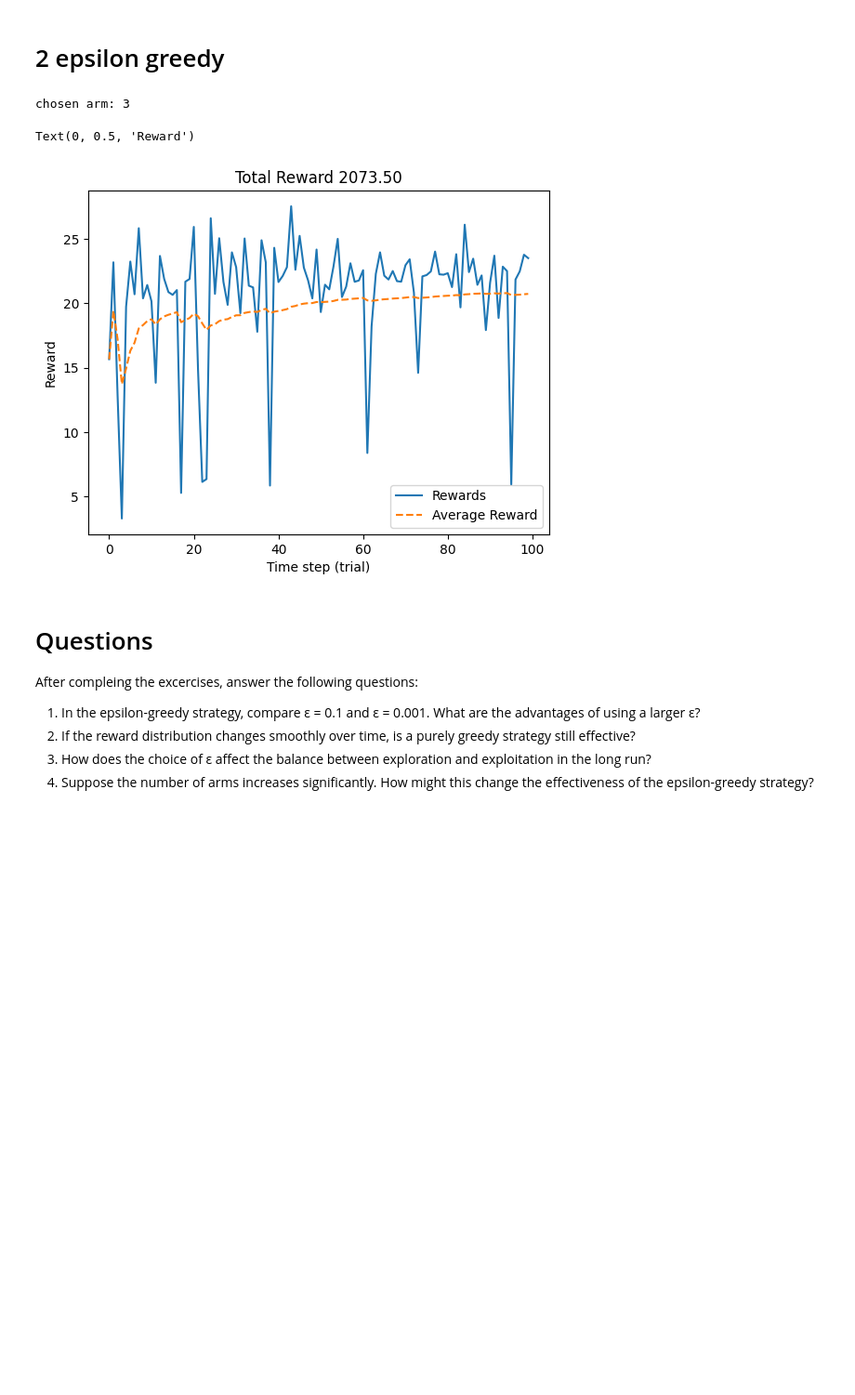
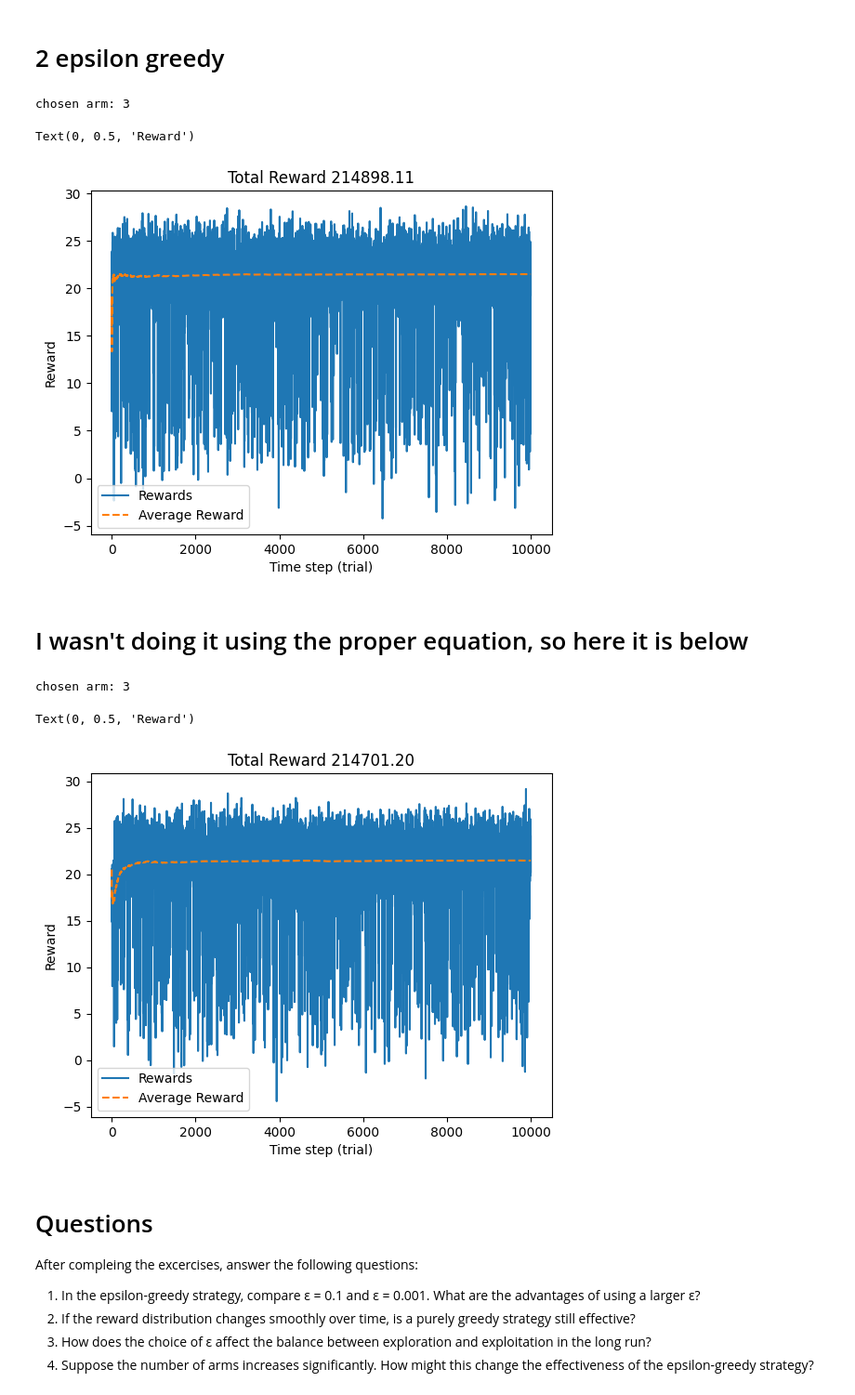
Before and after one commit to vincentzouras/cse337, a Jupyter notebook: lab1-bandit.ipynb, the cells around one changed output. Shown at 93% size. Saved outputs shown, nothing was run; the diff lists cells and outputs as text; code cells hidden in the pictures; blank space fills up the shorter version.

```diff
--- a/lab1-bandit.ipynb
+++ b/lab1-bandit.ipynb
@@ -15,7 +13,7 @@ Populating the interactive namespace from numpy and matplotlib
 # Number of bandit arms
 K = 5 # @param {"type":"integer"}
 # Number of trials (time steps)
-T = 100  # @param {"type":"integer"}
+T = 10000  # @param {"type":"integer"}
 
 # Random seed
 seed = 0
@@ -233,7 +227,49 @@ ylabel("Reward")
 # %% [output]
 chosen arm: 3
 Text(0, 0.5, 'Reward')
-[figure, old version]
+[figure, new version]
+# %% [markdown]
+# I wasn't doing it using the proper equation, so here it is below
+# %%
+# Rewards
+rewards = []
+
+avg_reward = np.zeros(K) # store avg return of each arm
+counts = np.zeros(K) # store the num of times each arm is pulled
+e = 0.1
+
+# For T trials, chose a random arm
+for t in range(T):
+  if np.random.random() <= e: # explore!
+    a = np.random.randint(0, K-1)
+  else: # exploit!
+    a = np.argmax(avg_reward)
+
+  # Reward
+  r = np.random.normal(bandit_mean[a], bandit_std[a])
+  rewards.append(r)
+
+  # Update stores
+  counts[a] += 1
+  avg_reward[a] += (r - avg_reward[a]) / counts[a]
+
+print("chosen arm:", a)
+# Total reward
+total = sum(rewards)
+avg_reward = np.cumsum(rewards) / np.arange(1, len(rewards) + 1)
+
+# Plot results
+plot(rewards, label='Rewards')
+plot(avg_reward, '--', label='Average Reward')
+legend()
+title("Rewards")
+plt.title("Total Reward %.2f"%total)
+xlabel("Time step (trial)")
+ylabel("Reward")
+# %% [output]
+chosen arm: 3
+Text(0, 0.5, 'Reward')
+[figure, added]
 # %% [markdown]
 # Questions
 After compleing the excercises, answer the following questions:
```
Also changed, not shown: parts of 4 cells of this notebook.
